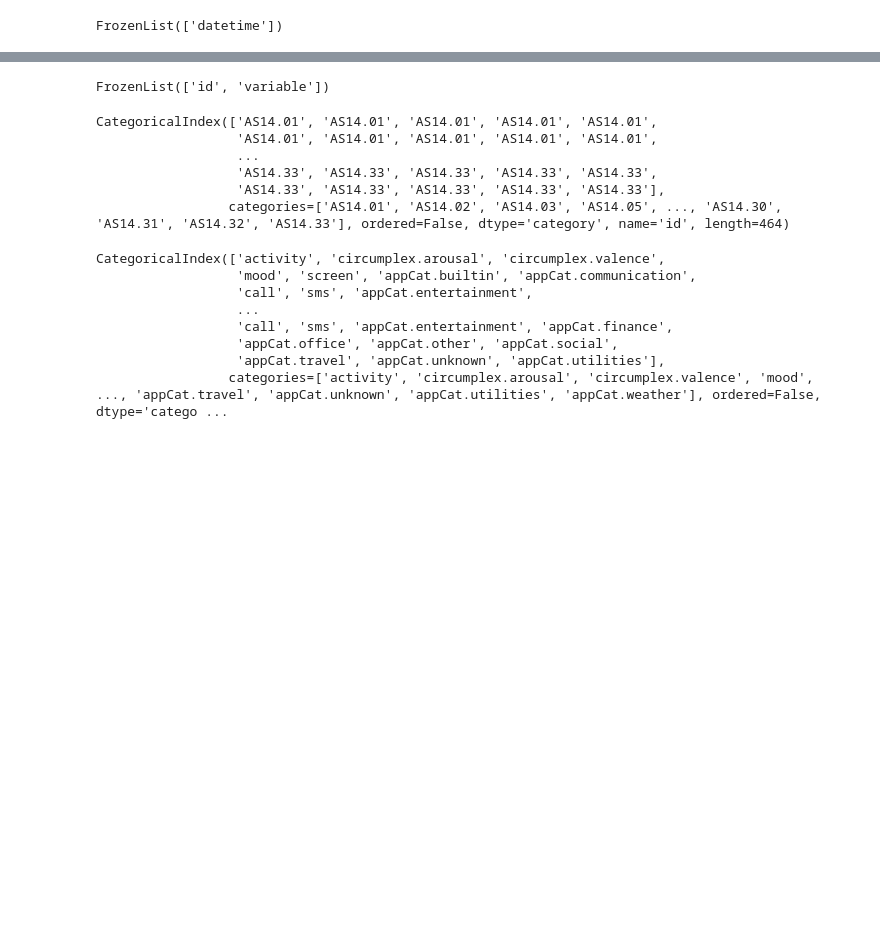
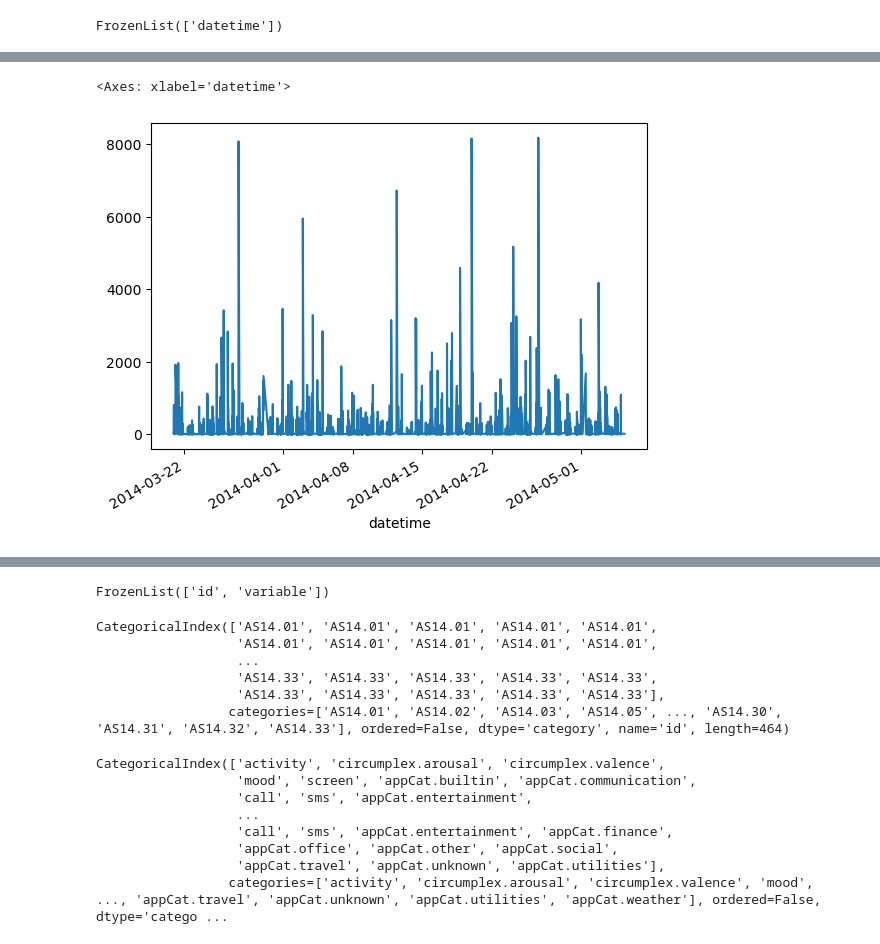
Before and after one commit to LaToyaVanderB/DataMiningTechniquesAssignments, a Jupyter notebook: assignment1/explore-flo.ipynb, the cells around one changed output, grey strips where cells are left out. Cells and saved outputs as stored; diff of their text form; code cells hidden in the pictures; blank space fills up the shorter version.

```diff
--- a/assignment1/explore-flo.ipynb
+++ b/assignment1/explore-flo.ipynb
@@ -306,0 +275,6 @@ because we like to have fun
+# %%
+var = vdata["AS14.01"]["screen"]
+var[var.notnull()].plot()
+# %% [output]
+<Axes: xlabel='datetime'>
+[figure, added]
```
Also changed, not shown: parts of 46 cells of this notebook, 1 other file.
